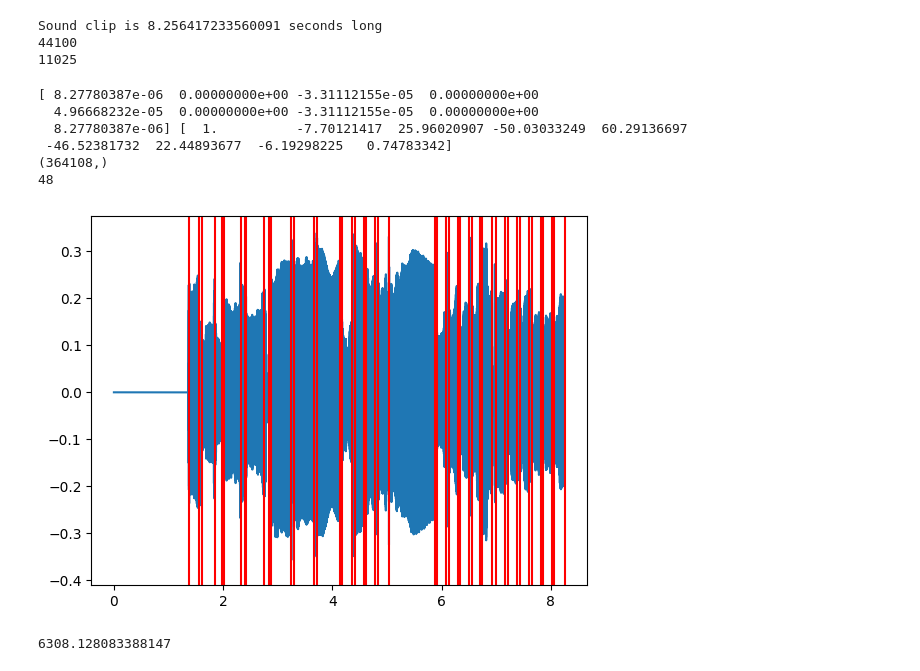
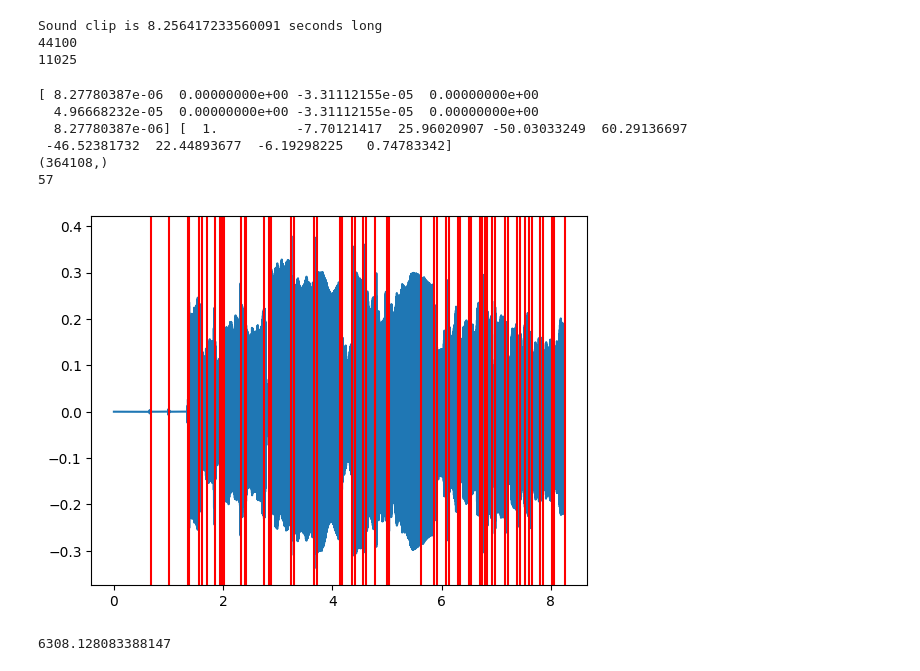
Before and after one commit to Tudor73/Licenta, a Jupyter notebook: test2.ipynb, the cells around one changed output. Drawn from its saved outputs; the diff is of its cells as text; code cells hidden in the pictures.

```diff
--- a/test2.ipynb
+++ b/test2.ipynb
@@ -30,13 +23,12 @@ Sound clip is 8.256417233560091 seconds long
 44100
 11025
 # %%
-
 
 order = 4
 low = 120.0
 high= 900.0
 b,a = butter(order, [low, high], fs=fs, btype='band')
-# b,a = butter(order, [low, high], fs=fs, btype='band')
+# b, a = cheby1(order, 0.5, [low, high], fs=fs, btype='band')
 print(b, a)
 
 
@@ -55,14 +47,16 @@ print(b, a)
 
 # signal_without_noise = np.fft.irfft(freq_higher_than_low)
 
-y[np.abs(y) < 0.03] = 0
+y[np.abs(y) < 0.04] = 0
 
 filtered_sound = lfilter(b, a ,y)
 y = filtered_sound
 
 
 
-
+# maxim = np.max(y)
+# y = y/maxim
+# print(maxim)
 onset_frames = librosa.onset.onset_detect(y=y)
 onset_samples = librosa.frames_to_samples(onset_frames)
 
@@ -71,35 +65,37 @@ print(y.shape)
 
 print(len(onset_samples))
 
 time_disc = np.linspace(0, len(y)/ fs, num=len(y))
 plt.plot(time_disc,y)
 # plt.plot(time_disc, filtered_sound, color="red")
 # y = filtered_sound
+
+
 
 
 for sample in onset_samples:
     plt.axvline(x=sample/fs, color="red")
 
 # for sample in onset_samples:
 #     plt.axvline(x = sample/fs, color= 'red')
 
 # for i in range(len(onset_samples)-5):
 #     plt.figure(figsize=(10,6))
 #     start = onset_samples[i]
 #     end = onset_samples[i+1]
 #     plt.plot(time_disc[start:end+1], y[start:end+1])
 #     plt.axvline(x = start/fs, color= 'red')
 #     plt.axvline(x = end/fs, color= 'red')
 
 plt.show()
 # %% [output]
 [ 8.27780387e-06  0.00000000e+00 -3.31112155e-05  0.00000000e+00
   4.96668232e-05  0.00000000e+00 -3.31112155e-05  0.00000000e+00
   8.27780387e-06] [  1.          -7.70121417  25.96020907 -50.03033249  60.29136697
  -46.52381732  22.44893677  -6.19298225   0.74783342]
 (364108,)
-48
+57
-[figure, old version]
+[figure, new version]
 # %%
 fft_frequencies = np.fft.rfftfreq(len(y), 1/fs)
 sound_fft = np.fft.rfft(y)
```
Also changed, not shown: parts of 2 cells of this notebook, 21 other files.
